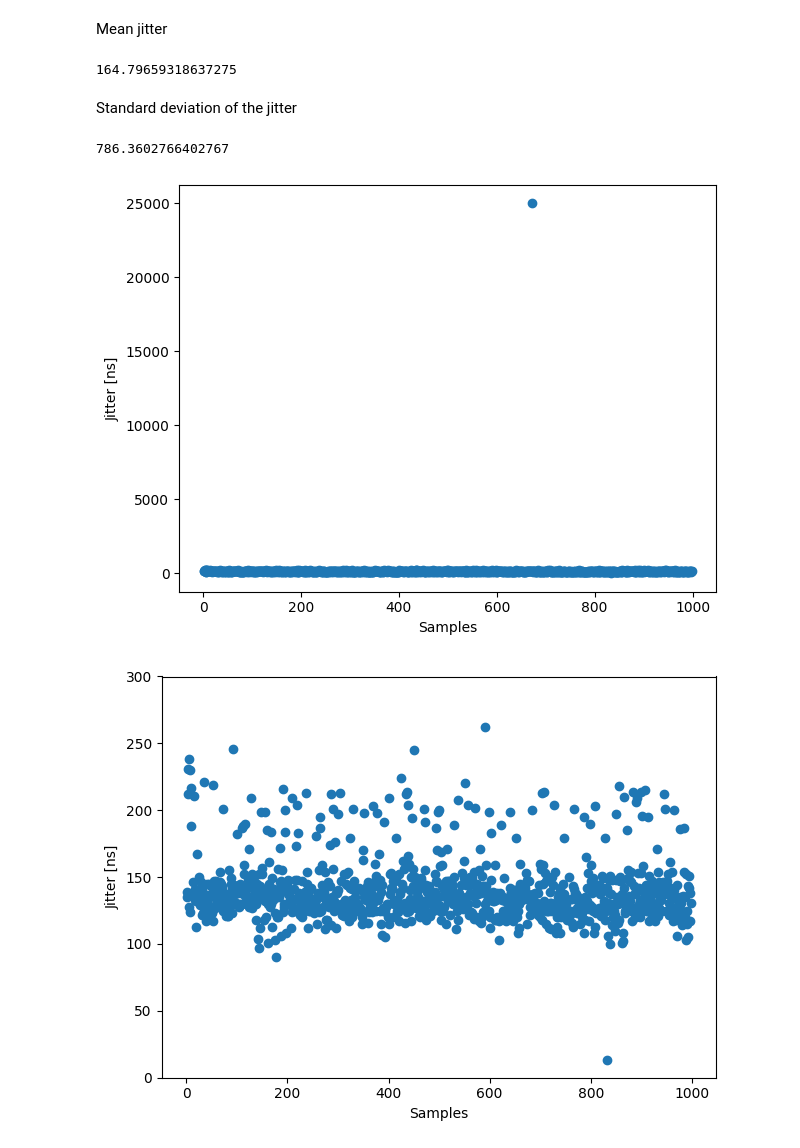
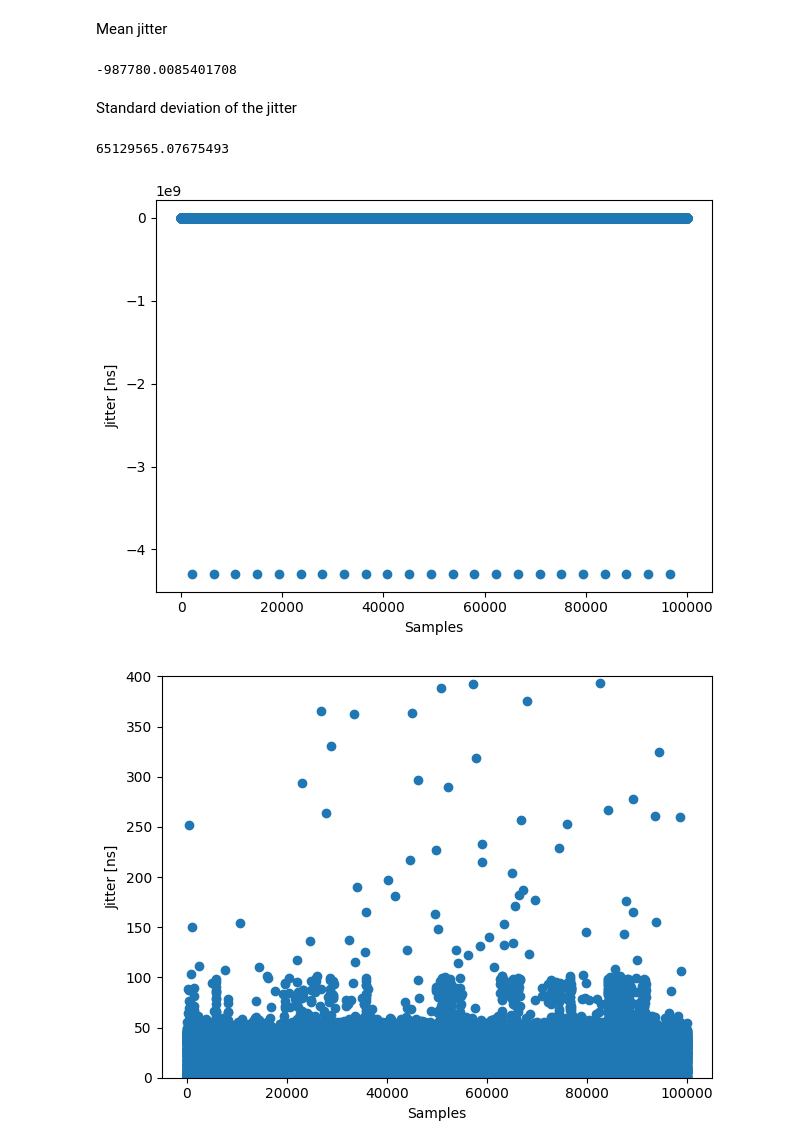
Before and after one commit to otokatli/jitter, a Jupyter notebook: jitter_analysis.ipynb, the cells around one changed output. Drawn from its saved outputs; the diff is of its cells as text; code cells hidden in the pictures.

Commit message:
bug fix: running the loop at 1ms sampling time

```diff
--- a/jitter_analysis.ipynb
+++ b/jitter_analysis.ipynb
@@ -5,9 +5,9 @@ import numpy as np
 import matplotlib.pyplot as plt
 import pandas as pd
 # %%
-df = pd.read_csv('15-12-2022-08-36-23.csv')
+df = pd.read_csv('15-12-2022-11-35-59.csv')
 # %%
-sampling_time = 1000 # ns
+sampling_time = 1000000 # ns
 # %%
 jitter = df.diff().to_numpy() - sampling_time
 # %% [markdown]
@@ -15,13 +15,13 @@ Mean jitter
 # %%
 np.mean(jitter[1:])
 # %% [output]
-164.79659318637275
+-987780.0085401708
 # %% [markdown]
 Standard deviation of the jitter
 # %%
 np.std(jitter[1:])
 # %% [output]
-786.3602766402767
+65129565.07675493
 # %%
 fig, ax = plt.subplots()
 
@@ -32,19 +32,19 @@ ax.set_ylabel('Jitter [ns]')
 
 fig.tight_layout()
 # %% [output]
-[figure, old version]
+[figure, new version]
 # %%
 fig, ax = plt.subplots()
 
 ax.plot(jitter, marker='o', linestyle='None')
 
 ax.set_xlabel('Samples')
 ax.set_ylabel('Jitter [ns]')
 
-ax.set_ylim(0, 300)
+ax.set_ylim(0, 400)
 
 fig.tight_layout()
 
 fig.savefig('jitter_ubuntu_22_04.pdf')
 # %% [output]
-[figure, old version]
+[figure, new version]
```
Also changed, not shown: 1 other file.
